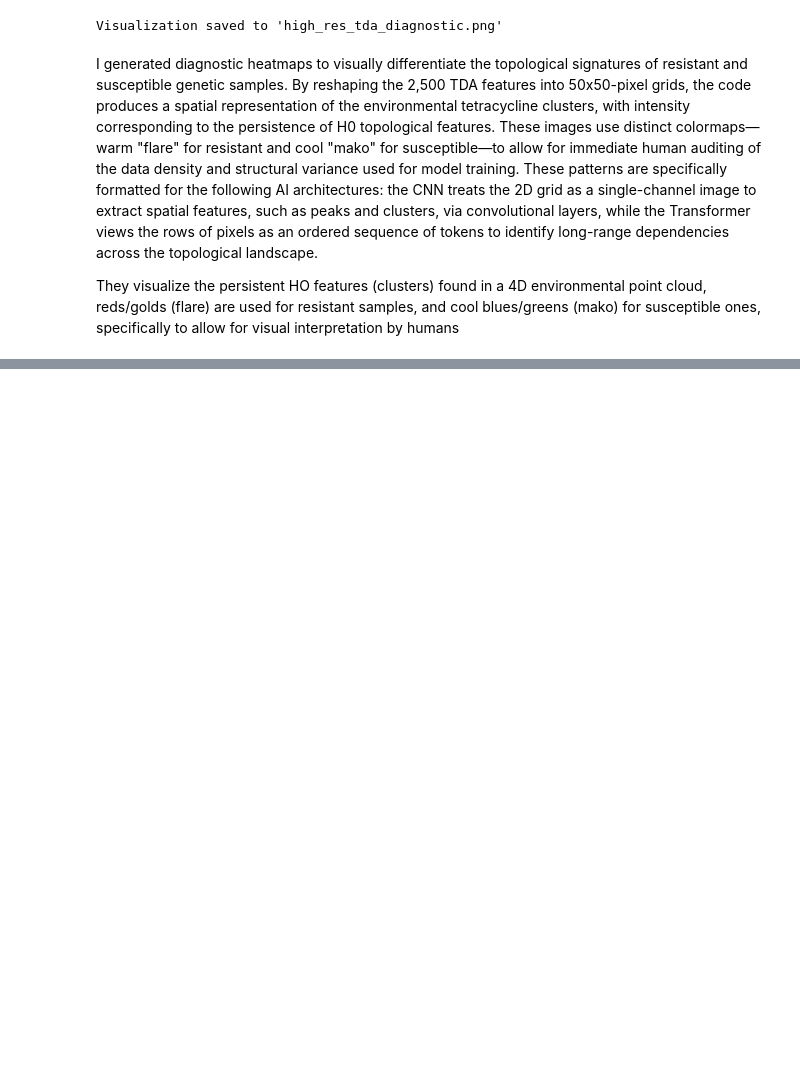
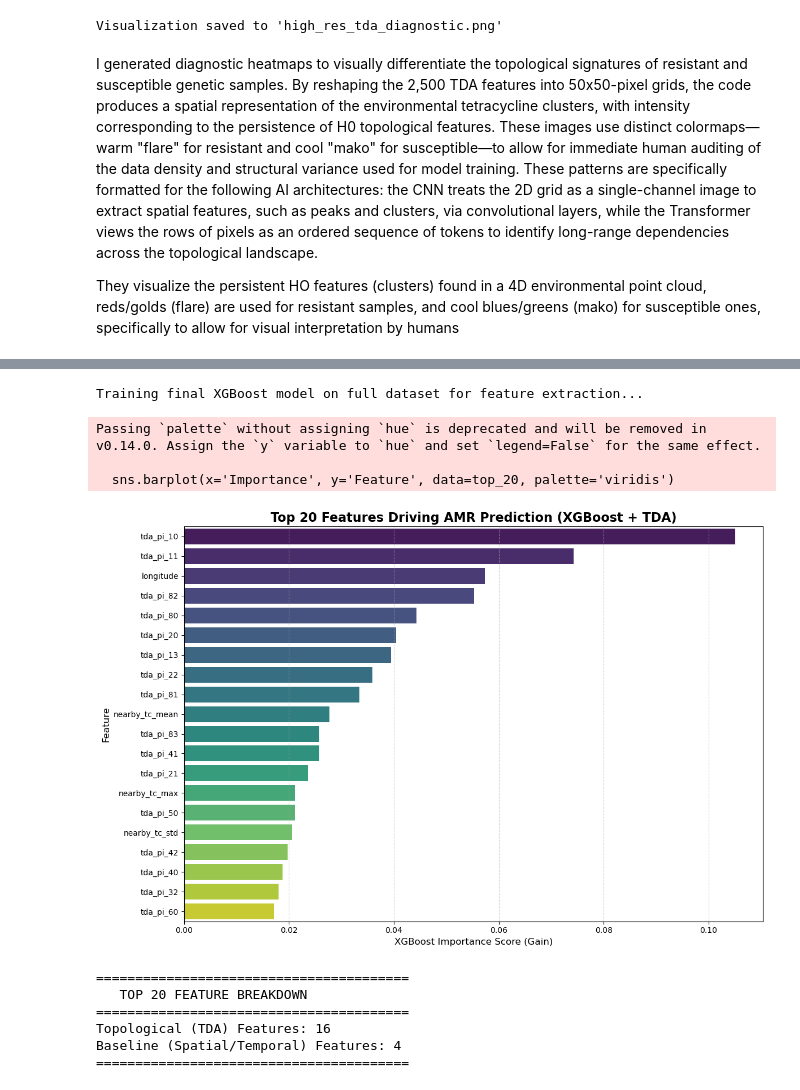
Before and after one commit to patrickayres/AntimicrobialResistanceAnalysis, a Jupyter notebook: AMR_DataAnalysis.ipynb, the cells around one changed output, grey strips where cells are left out. Cells and saved outputs as stored; diff of their text form; code cells hidden in the pictures; blank space fills up the shorter version.

```diff
--- a/AMR_DataAnalysis.ipynb
+++ b/AMR_DataAnalysis.ipynb
@@ -3803,0 +4352,72 @@ Success! Visualization saved to 'cnn_shap_explanation_fixed.png'
+# %%
+# Load the Tabular TDA Dataset (Low-Res)
+df_low = pd.read_csv("AMR_training_data_2000km_TDA_LowRes.csv")
+
+target_col = 'Present'
+drop_cols = [target_col, 'gene_original_index', 'Organism', 'Region', 'Nation', 'Source']
+
+# Isolate features and target
+X_tab = df_low.drop(columns=[c for c in drop_cols if c in df_low.columns]).select_dtypes(include=[np.number])
+y = df_low[target_col].values
+
+# Train the Final XGBoost Model on 100% of the Data
+print("Training final XGBoost model on full dataset for feature extraction...")
+final_xgb = xgb.XGBClassifier(
+    objective='binary:logistic',
+    learning_rate=0.01,
+    max_depth=5,
+    n_estimators=1000,
+    subsample=0.8,
+    colsample_bytree=0.8,
+    random_state=42,
+    eval_metric='logloss'
+)
+
+final_xgb.fit(X_tab, y)
+
+# extract and sort feature importances
+importances = final_xgb.feature_importances_
+feature_names = X_tab.columns
+
+feat_imp_df = pd.DataFrame({
+    'Feature': feature_names,
+    'Importance': importances
+})
+
+# Isolate the top 20 most impactful features
+top_20 = feat_imp_df.sort_values(by='Importance', ascending=False).head(20)
+
+# Generate Visualization
+plt.figure(figsize=(12, 8))
+sns.barplot(x='Importance', y='Feature', data=top_20, palette='viridis')
+
+plt.title('Top 20 Features Driving AMR Prediction (XGBoost + TDA)', fontsize=16, fontweight='bold')
+plt.xlabel('XGBoost Importance Score (Gain)', fontsize=12)
+plt.ylabel('Feature', fontsize=12)
+plt.grid(True, linestyle='--', alpha=0.6, axis='x')
+plt.tight_layout()
+
+# Save and display
+plt.savefig('xgboost_final_tda_feature_importance.png', dpi=300)
+plt.show()
+
+# Output a quick summary of TDA vs Baseline dominance
+tda_count = top_20['Feature'].str.contains('tda').sum()
+print("\n" + "="*40)
+print(f"   TOP 20 FEATURE BREAKDOWN   ")
+print("="*40)
+print(f"Topological (TDA) Features: {tda_count}")
+print(f"Baseline (Spatial/Temporal) Features: {20 - tda_count}")
+print("="*40)
+# %% [output]
+Training final XGBoost model on full dataset for feature extraction...
+Passing `palette` without assigning `hue` is deprecated and will be removed in v0.14.0. Assign the `y` variable to `hue` and set `legend=False` for the same effect.
+
+  sns.barplot(x='Importance', y='Feature', data=top_20, palette='viridis')
+[figure, added]
+========================================
+   TOP 20 FEATURE BREAKDOWN
+========================================
+Topological (TDA) Features: 16
+Baseline (Spatial/Temporal) Features: 4
+========================================
```
Also changed, not shown: parts of 25 cells of this notebook.
